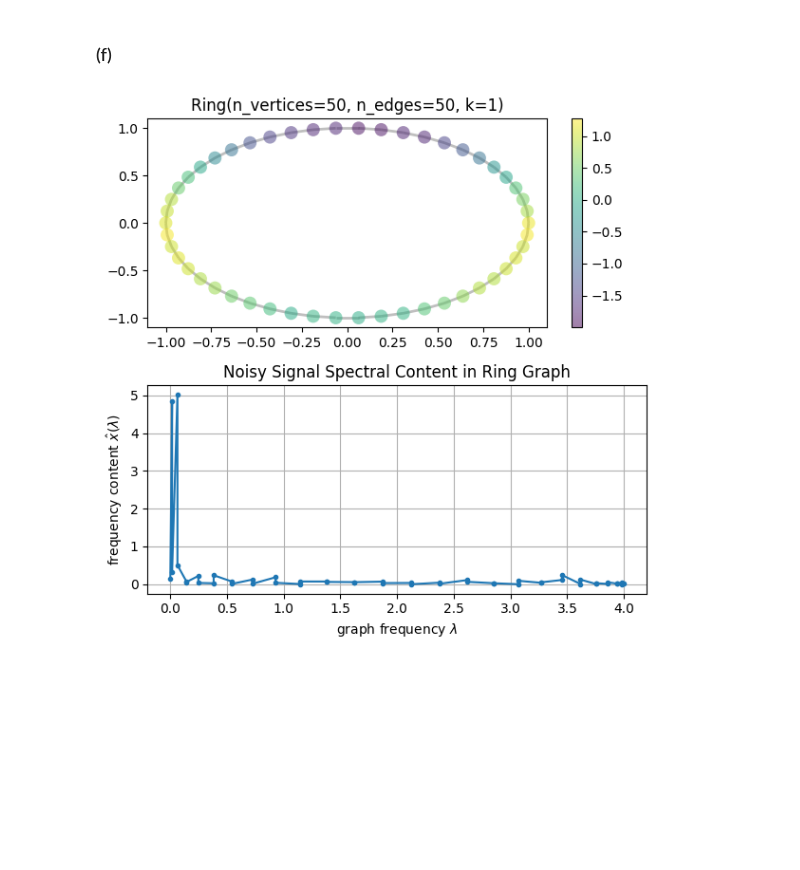
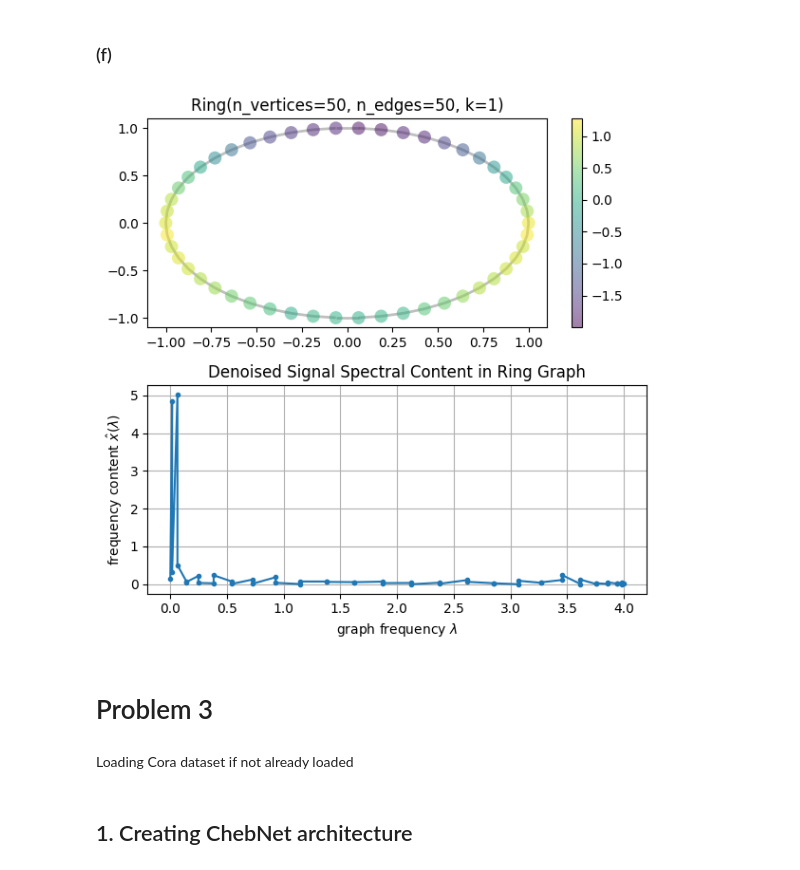
Before and after one commit to QuiteFiber93/eel6878, a Jupyter notebook: hw4/hwy.ipynb, the cells around one changed output. Drawn from its saved outputs; the diff is of its cells as text; code cells hidden in the pictures; blank space fills up the shorter version.

```diff
--- a/hw4/hwy.ipynb
+++ b/hw4/hwy.ipynb
@@ -289,15 +288,17 @@ x_denoised = g.filter(x_noisy, method = 'exact')
 # %%
 fig, axs = plt.subplots(2, 1 ,figsize = (6, 6))
 Ring.plot(x_denoised, ax = axs[0])
 
 axs[1].plot(Ring.e, np.abs(Ring.gft(x_denoised)), ".-")
 
 axs[1].set_xlabel(r"graph frequency $\lambda$")
 
 axs[1].set_ylabel(r"frequency content $\hat{x}(\lambda)$")
-axs[1].set_title('Noisy Signal Spectral Content in Ring Graph')
+axs[1].set_title('Denoised Signal Spectral Content in Ring Graph')
 axs[1].grid()
 plt.tight_layout()
 plt.show()
 # %% [output]
-[figure, old version]
+[figure, new version]
+# %% [markdown]
+# Problem 3
@@ -303,0 +316,2 @@ plt.show()
+# %% [markdown]
+Loading Cora dataset if not already loaded
@@ -303,0 +328,2 @@ plt.show()
+# %% [markdown]
+## 1. Creating ChebNet architecture
```
Also changed, not shown: parts of 23 cells of this notebook.
